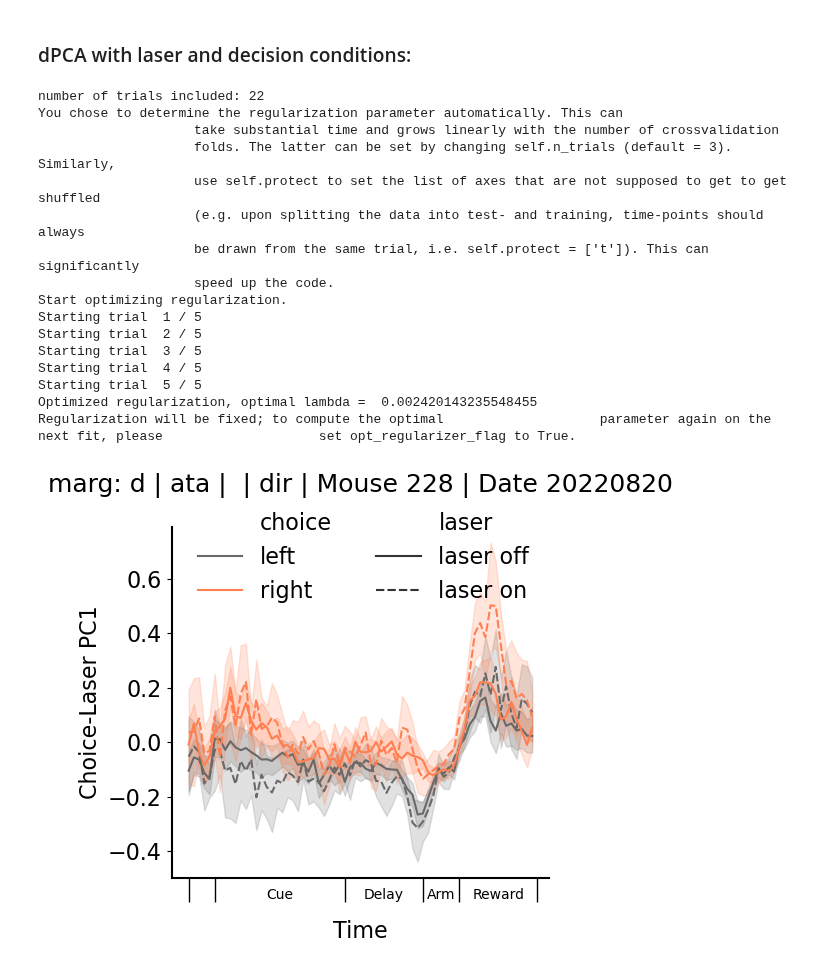
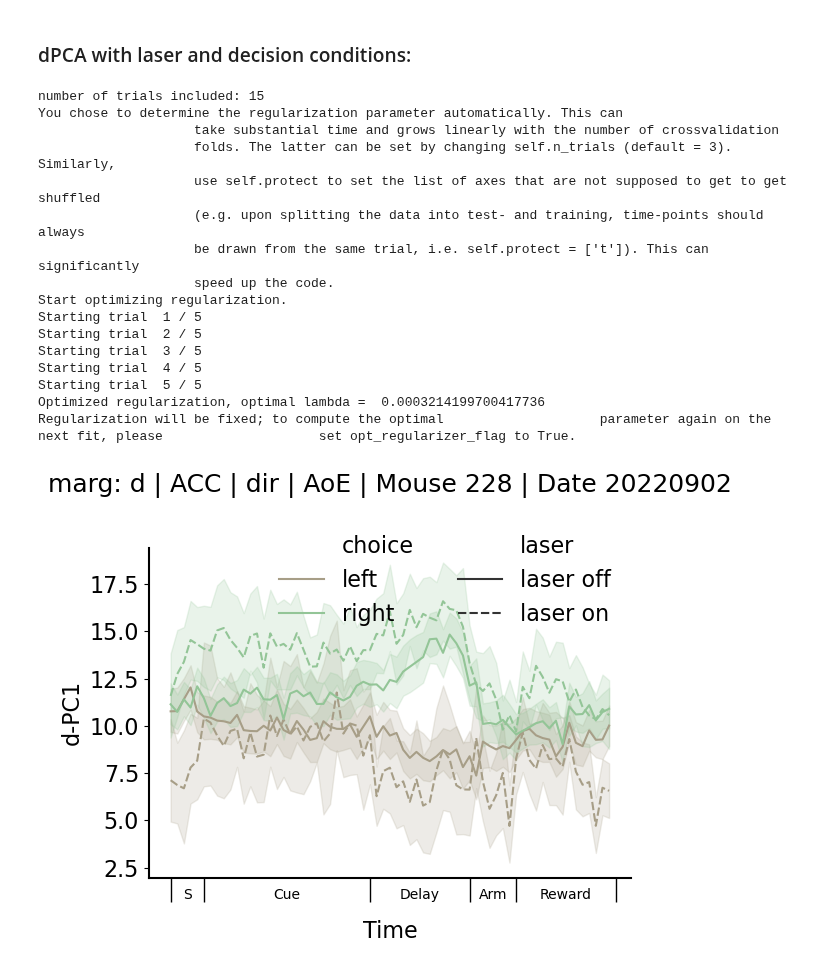
Before and after one commit to thejuc/towers_dpca, a Jupyter notebook: dpca_analysis.ipynb, the cells around one changed output. Saved outputs shown, nothing was run; the diff lists cells and outputs as text; code cells hidden in the pictures.

```diff
--- a/dpca_analysis.ipynb
+++ b/dpca_analysis.ipynb
@@ -40,7 +79,7 @@ mpl.rcParams.update({
 # Read in data from pickle files
 # %%
 # pickle files:
-picklef = glob.glob("pickles2/loop_files/*.pickle")
+picklef = glob.glob("/jukebox/witten/yousuf/rotation/pickles2/loop_files/*.pickle")
 print(pd.DataFrame([i.split("/")[-1] for i in picklef]))
 # %% [output]
                                       0
@@ -78,11 +112,16 @@ all_dates = np.asarray(data["date"])
 # dates associated with that mouse:
 dates = np.unique(all_dates[mouseID == mouse])
 print(f"dates: {dates}")
-date = dates[0]  # pick date index here
+date = dates[4]  # pick date index here
 
 # index of mouse/dates of interest in data:
 idx = np.nonzero((all_dates == date) * (mouseID == mouse))[0]
 print(f"number of neurons for selected date & mouse: {idx.size}")
+
+# strings used for plot titles later:
+ephys_loc = picklef[fnum].split("_")[2][-3:]
+opto_loc = picklef[fnum].split("_")[3][:-3]
+task = picklef[fnum].split("_")[4][:3]
 # %% [output]
 mice: [228. 231.]
 dates: [20220820. 20220822. 20220831. 20220901. 20220902. 20220910. 20220912.
@@ -164,6 +203,7 @@ n_trials = np.min(
 print(f"number of trials included: {n_trials}")
 
 # choosing random trials to include:
+# NOTE: result seems to change significantly according to selected trials if n_trials is low
 left_off_idx = np.random.randint(0, (choice1 == 0).sum(), n_trials)
 right_off_idx = np.random.randint(0, (choice1 == 1).sum(), n_trials)
 left_on_idx = np.random.randint(0, (choice2 == 0).sum(), n_trials)
@@ -175,7 +215,7 @@ X[:, :, 0, 0] = (alldata_lsr[0][choice1 == 0, :, :])[left_off_idx].mean(axis=0)
 X[:, :, 1, 0] = (alldata_lsr[0][choice1 == 1, :, :])[right_off_idx].mean(axis=0)
 X[:, :, 0, 1] = (alldata_lsr[1][choice2 == 0, :, :])[left_on_idx].mean(axis=0)
 X[:, :, 1, 1] = (alldata_lsr[1][choice2 == 1, :, :])[right_on_idx].mean(axis=0)
-X = X.transpose(0, 2, 3, 1)
+X = X.transpose(0, 2, 3, 1)  # time should be last axis
 
 # data matrix which includes each individual trial in each experimental condition,
 # this is used for cross validation:
@@ -189,13 +229,13 @@ X_all = X_all.transpose(0, 1, 3, 4, 2)
 # mean centering each neuron:
 X = X - X.mean(axis=(1, 2, 3)).reshape(-1, 1, 1, 1)
 label = "dst"  # labeling the axes. d=decision/choice, s=laser/stim/inhib, t = time
-dpca = dPCA.dPCA(labels="dst", n_components=3, regularizer="auto")
+dpca = dPCA.dPCA(labels=label, n_components=3, regularizer="auto")
 dpca.opt_regularizer_flag = True
 dpca.n_trials = 5  # number of cross validation folds
 dpca.protect = ["t"]  # prevents shuffling through time for cross validation
 Xt = dpca.fit_transform(X, X_all)
 # %% [output]
-number of trials included: 22
+number of trials included: 15
 You chose to determine the regularization parameter automatically. This can
                     take substantial time and grows linearly with the number of crossvalidation
                     folds. The latter can be set by changing self.n_trials (default = 3). Similarly,
@@ -209,10 +249,11 @@ Starting trial  2 / 5
 Starting trial  3 / 5
 Starting trial  4 / 5
 Starting trial  5 / 5
-Optimized regularization, optimal lambda =  0.002420143235548455
+Optimized regularization, optimal lambda =  0.0003214199700417736
 Regularization will be fixed; to compute the optimal                    parameter again on the next fit, please                    set opt_regularizer_flag to True.
 # %%
 # transforming individual trials into dPCA space and plotting pc vs time
+
 # choose marginalization here (e.g. 'd' for decision space, 'ds' for decision-laser space):
 marg = "d"
 pc = dpca.D[marg][:, :1]
@@ -235,48 +276,36 @@ lsr = np.where(
 left_right = np.where(choices == 0, "left", "right")
 if left_right[0] == "right":  # to keep left/right color scheme consistent
     colors = colors[::-1]
 
 plot_df = pd.DataFrame(data_T_all, columns=np.arange(data_T_all.shape[1]))
 plot_df["laser"] = lsr
 plot_df["choice"] = left_right
 plot_df = plot_df.melt(  # changing to long-form data frame to get error bars
-    id_vars=["laser", "choice"], var_name="time", value_name="Choice-Laser PC1"
+    id_vars=["laser", "choice"], var_name="time", value_name=marg + "-PC1"
 )
 
 # plotting
-fig, ax = plt.subplots(1, 1, figsize=(5, 5))
+fig, ax = plt.subplots(1, 1, figsize=(6, 5))
 sns.lineplot(
     data=plot_df,
     x="time",
-    y="Choice-Laser PC1",
+    y=marg + "-PC1",
     hue="choice",
     style="laser",
     palette=colors,
     ax=ax,
 )
-ylim = plt.gca().get_ylim()
 
 sns.despine()
 plt.legend(loc="upper right", frameon=False, ncol=2, bbox_to_anchor=(1, 1.1))
 plt.title(
     f"marg: {marg} | {ephys_loc} | {opto_loc} | {task} | Mouse {mouse:.0f} | Date {date:.0f}",
-    pad=25
+    pad=40,
 )
 
-ax.set_xticks([0] + bin_locs.tolist())
-ax.set_xticklabels([])
-ax.tick_params('x', length=17, width=1, which='major')
-ax.set_xlabel('Time', labelpad=10)
-
-periods = ['', 'Cue', 'Delay', 'Arm', 'Reward']
-for i in range(5):
-    xloc = ([0] + bin_locs.tolist())[i] + bin_sizes[i]/2
-    ax.text(xloc, -0.03, periods[i], fontsize=10, color='black', horizontalalignment='center',
-        verticalalignment='top',
-        transform = ax.get_xaxis_transform(),
-        rotation=0)
+trial_xticks(ax)
 
 plt.tight_layout()
 plt.show()
 # %% [output]
-[figure, old version]
+[figure, new version]
```
Also changed, not shown: parts of 7 cells of this notebook, 13 other files.
